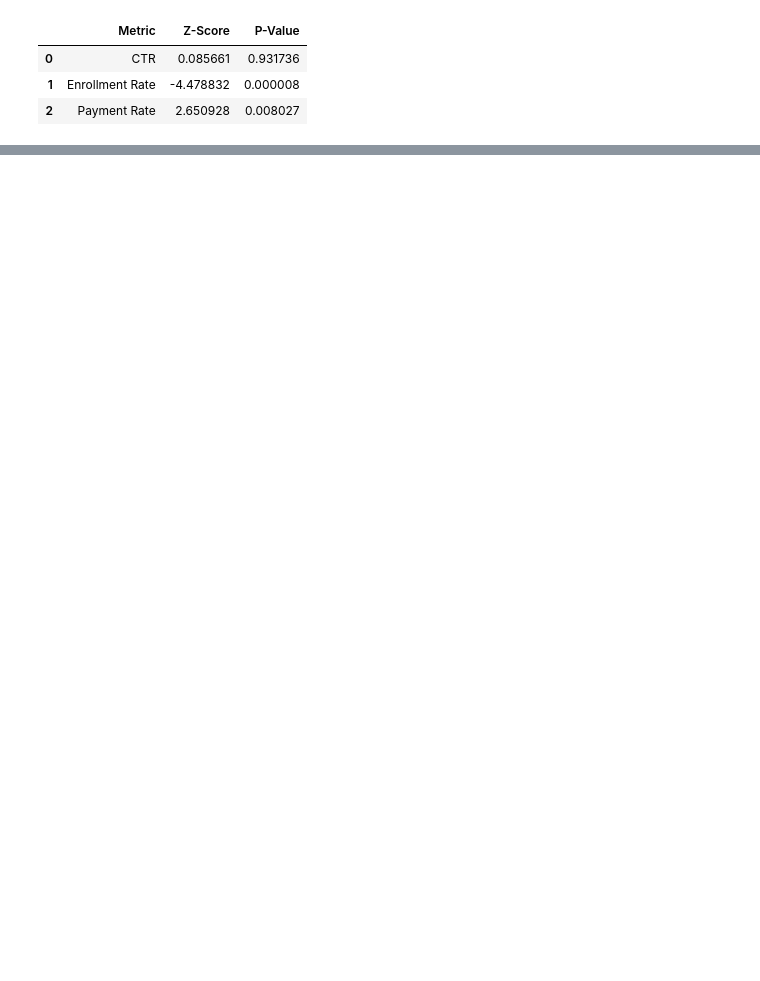
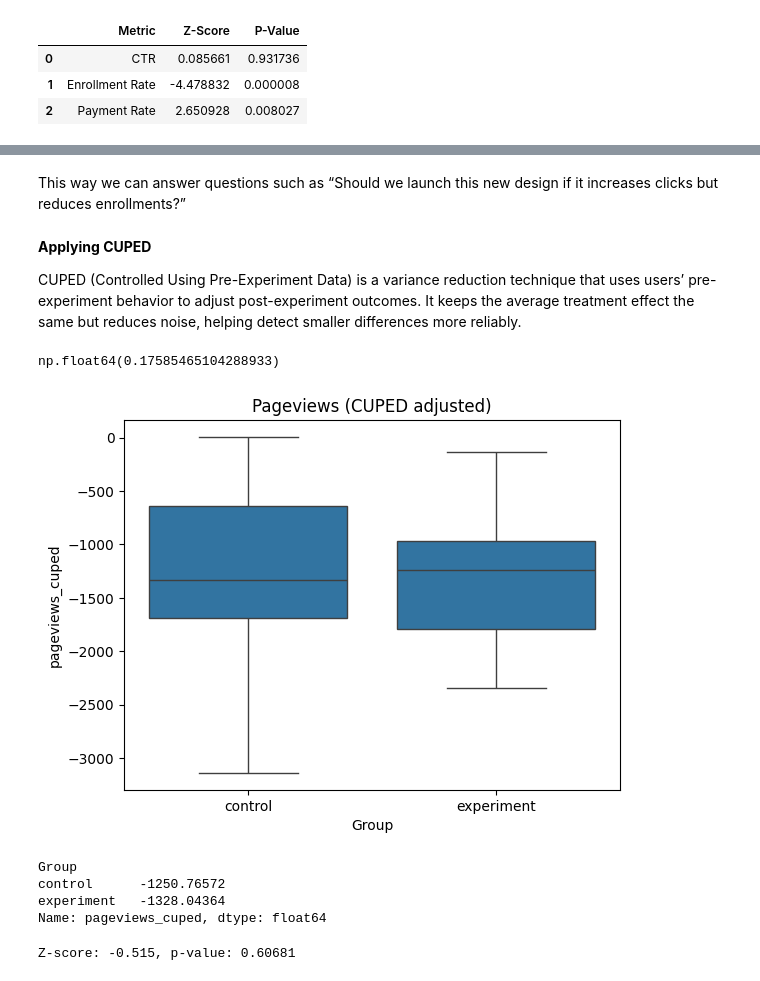
Before and after one commit to RohitYadav-edu/ml-abtest-udacity, a Jupyter notebook: notebooks/01_eda.ipynb, the cells around one changed output, grey strips where cells are left out. Cells and saved outputs as stored; diff of their text form; code cells hidden in the pictures; blank space fills up the shorter version.

Commit message:
feat: complete EDA, A/B testing, and CUPED variance reduction analysis.

```diff
--- a/notebooks/01_eda.ipynb
+++ b/notebooks/01_eda.ipynb
@@ -161,0 +198,47 @@ If p ≥ 0.05, the difference is not significant could be random noise.
+# %% [markdown]
+This way we can answer questions such as
+“Should we launch this new design if it increases clicks but reduces enrollments?”
+# %% [markdown]
+**Applying CUPED**
+
+CUPED (Controlled Using Pre-Experiment Data) is a variance reduction technique that uses users’ pre-experiment behavior to adjust post-experiment outcomes.
+It keeps the average treatment effect the same but reduces noise, helping detect smaller differences more reliably.
+# %%
+# Simulate pre-experiment pageviews
+import numpy as np
+
+np.random.seed(42)
+df['pageviews_prev'] = df['Pageviews'] * (0.8 + 0.2 * np.random.randn(len(df)))
+
+# Calculate theta
+covariate = df['pageviews_prev']
+outcome = df['Pageviews']
+theta = np.cov(covariate, outcome)[0, 1] / np.var(covariate)
+theta
+# %% [output]
+np.float64(0.17585465104288933)
+# %%
+df['pageviews_cuped'] = df['Pageviews'] - theta * df['pageviews_prev'] - df['Pageviews'].mean()
+# %%
+import matplotlib.pyplot as plt
+sns.boxplot(x='Group', y='pageviews_cuped', data=df)
+plt.title("Pageviews (CUPED adjusted)")
+plt.show()
+
+df.groupby('Group')['pageviews_cuped'].mean()
+# %% [output]
+[figure, added]
+Group
+control      -1250.76572
+experiment   -1328.04364
+Name: pageviews_cuped, dtype: float64
+# %%
+from statsmodels.stats.weightstats import ztest
+
+control_vals = df[df['Group']=='control']['pageviews_cuped']
+exp_vals = df[df['Group']=='experiment']['pageviews_cuped']
+
+z_cuped, p_cuped = ztest(exp_vals, control_vals)
+print(f"Z-score: {z_cuped:.3f}, p-value: {p_cuped:.5f}")
+# %% [output]
+Z-score: -0.515, p-value: 0.60681
```
Also changed, not shown: parts of 6 cells of this notebook.
